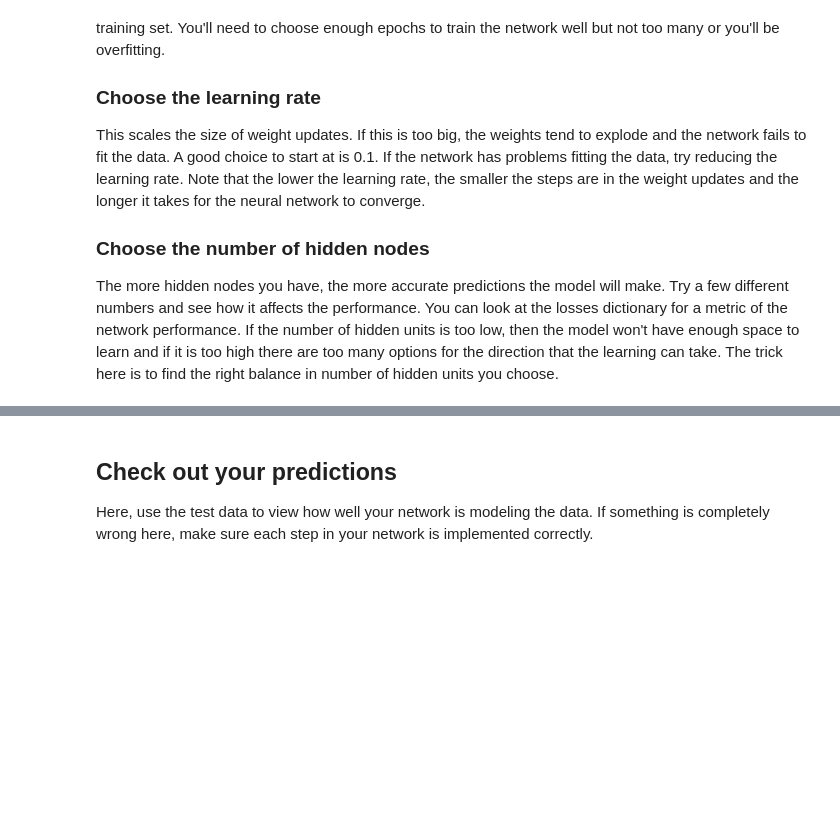
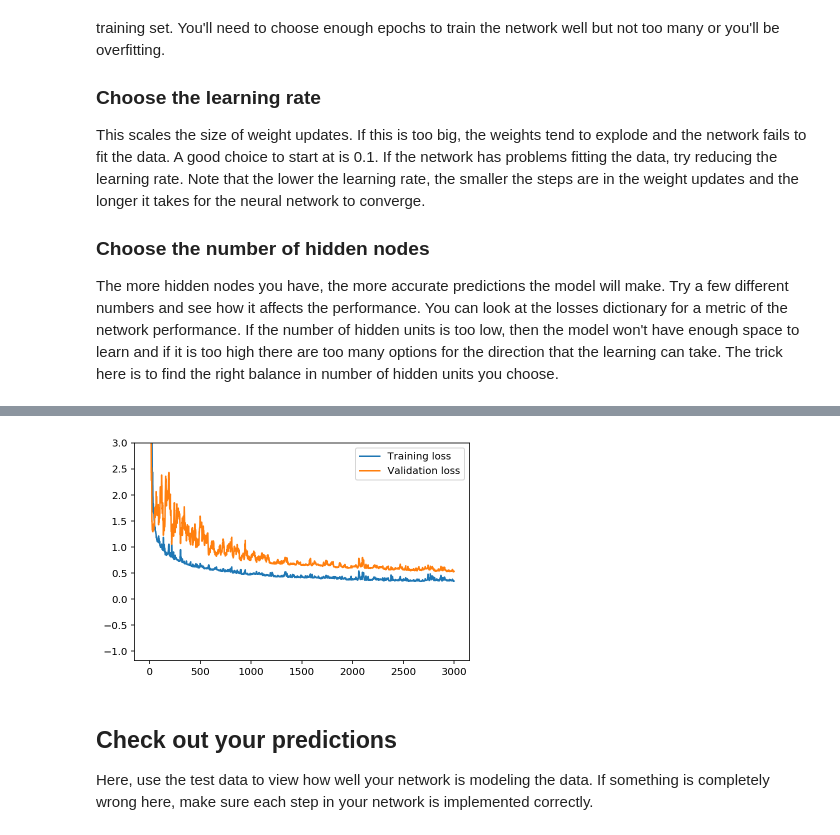
Before and after one commit to rpicatoste/dlndf-project1, a Jupyter notebook: DLND Your first neural network.ipynb, the cells around one changed output, grey strips where cells are left out. Saved outputs shown, nothing was run; the diff lists cells and outputs as text; code cells hidden in the pictures; blank space fills up the shorter version.

```diff
--- a/DLND Your first neural network.ipynb
+++ b/DLND Your first neural network.ipynb
@@ -205,12 +204,16 @@ The more hidden nodes you have, the more accurate predictions the model will mak
 import sys
 
 ### Set the hyperparameters here ###
-epochs = 100
-learning_rate = 0.1
-hidden_nodes = 2
+epochs = 3000
+learning_rate = 0.01
+hidden_nodes = 22
 output_nodes = 1
 
 N_i = train_features.shape[1]
+print(N_i)
+print(train_features.shape)
+print(train_features.head())
+
 network = NeuralNetwork(N_i, hidden_nodes, output_nodes, learning_rate)
 
 losses = {'train':[], 'validation':[]}
@@ -220,10 +223,11 @@ for e in range(epochs):
     for record, target in zip(train_features.ix[batch].values,
                               train_targets.ix[batch]['cnt']):
         network.train(record, target)
+        break
 
     # Printing out the training progress
-    train_loss = MSE(network.run(train_features), train_targets['cnt'].values)
-    val_loss = MSE(network.run(val_features), val_targets['cnt'].values)
+    train_loss = MSE(network.run(train_features)[0], train_targets['cnt'].values)
+    val_loss = MSE(network.run(val_features)[0], val_targets['cnt'].values)
     sys.stdout.write("\rProgress: " + str(100 * e/float(epochs))[:4] \
                      + "% ... Training loss: " + str(train_loss)[:5] \
                      + " ... Validation loss: " + str(val_loss)[:5])
@@ -233,8 +255,11 @@ for e in range(epochs):
 # %%
 plt.plot(losses['train'], label='Training loss')
 plt.plot(losses['validation'], label='Validation loss')
 plt.legend()
-plt.ylim(ymax=0.5)
+plt.ylim(ymax=3)
+plt.show()
+# %% [output]
+[figure, added]
 # %% [markdown]
 ## Check out your predictions
 
```
Also changed, not shown: parts of 8 cells of this notebook, 3 other files.
